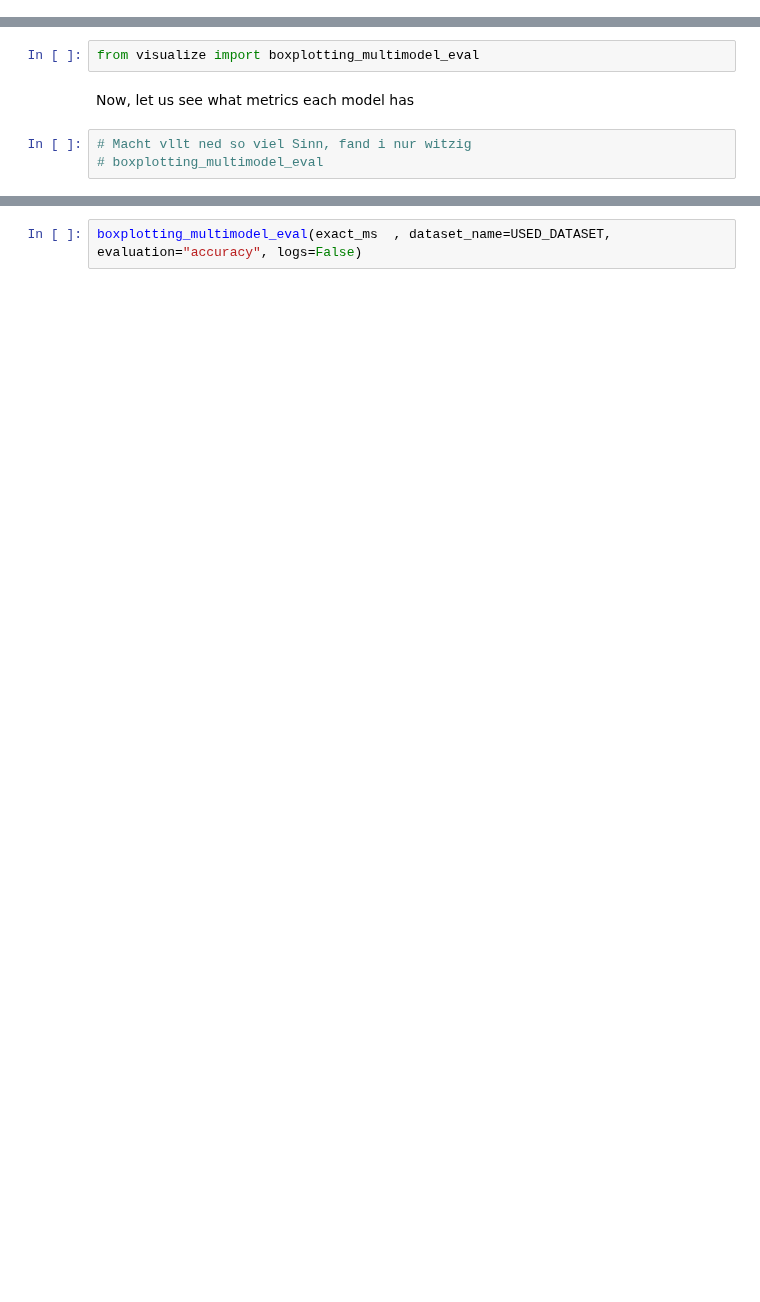
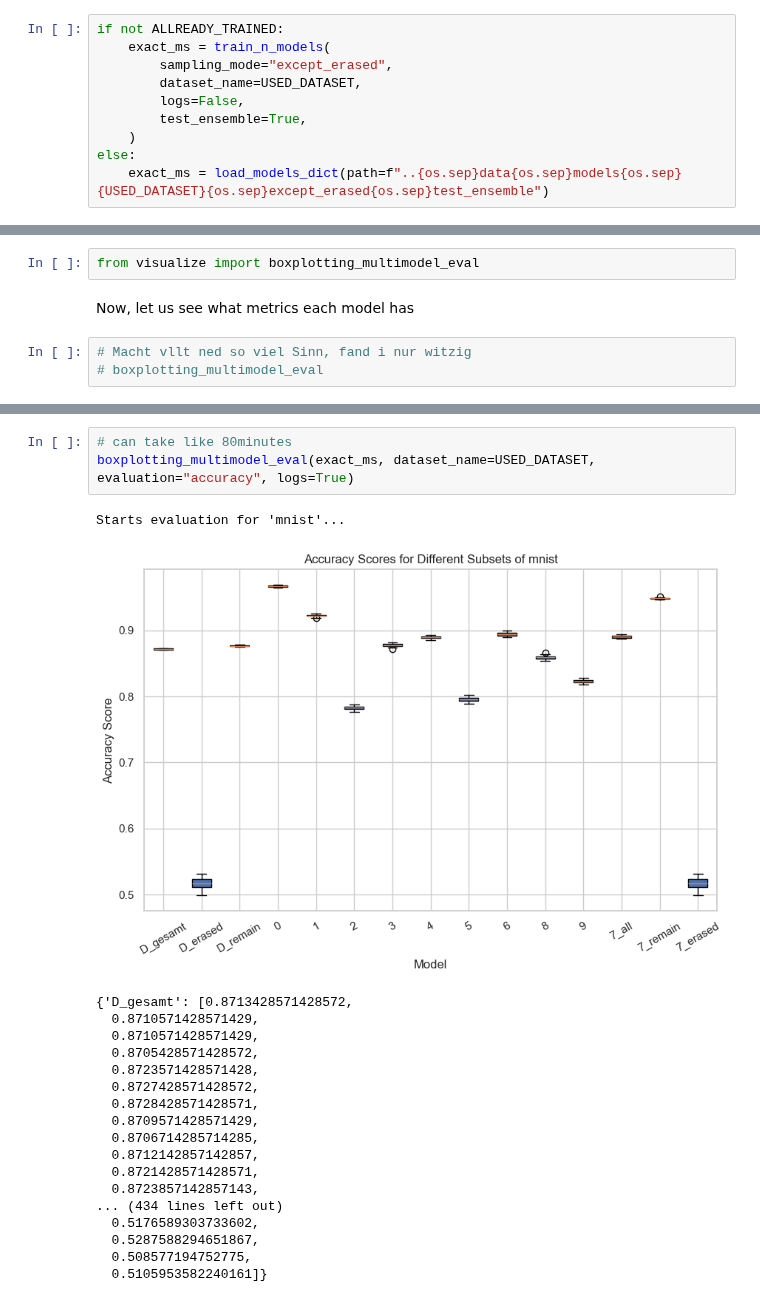
Before and after one commit to MoraiT01/study_on_unlearning, a Jupyter notebook: notebooks/network_compare.ipynb, the cells around one changed output, grey strips where cells are left out. Cells and saved outputs as stored; diff of their text form; blank space fills up the shorter version.

```diff
--- a/notebooks/network_compare.ipynb
+++ b/notebooks/network_compare.ipynb
@@ -197,3 +194,13 @@ exact_ms = train_n_models(
+# %%
+if not ALLREADY_TRAINED:
+    exact_ms = train_n_models(
+        sampling_mode="except_erased",
+        dataset_name=USED_DATASET,
+        logs=False,
+        test_ensemble=True,
+    )
+else:
+    exact_ms = load_models_dict(path=f"..{os.sep}data{os.sep}models{os.sep}{USED_DATASET}{os.sep}except_erased{os.sep}test_ensemble")
 # %% [markdown]
 ___
 # %% [markdown]
@@ -283,2 +283,23 @@ KeyboardInterrupt:
 # %%
-boxplotting_multimodel_eval(exact_ms  , dataset_name=USED_DATASET, evaluation="accuracy", logs=False)
+# can take like 80minutes
+boxplotting_multimodel_eval(exact_ms, dataset_name=USED_DATASET, evaluation="accuracy", logs=True)
+# %% [output]
+Starts evaluation for 'mnist'...
+[figure, added]
+{'D_gesamt': [0.8713428571428572,
+  0.8710571428571429,
+  0.8710571428571429,
+  0.8705428571428572,
+  0.8723571428571428,
+  0.8727428571428572,
+  0.8728428571428571,
+  0.8709571428571429,
+  0.8706714285714285,
+  0.8712142857142857,
+  0.8721428571428571,
+  0.8723857142857143,
+... (434 lines left out)
+  0.5176589303733602,
+  0.5287588294651867,
+  0.508577194752775,
+  0.5105953582240161]}
```
Also changed, not shown: parts of 27 cells of this notebook, 7 other files.
